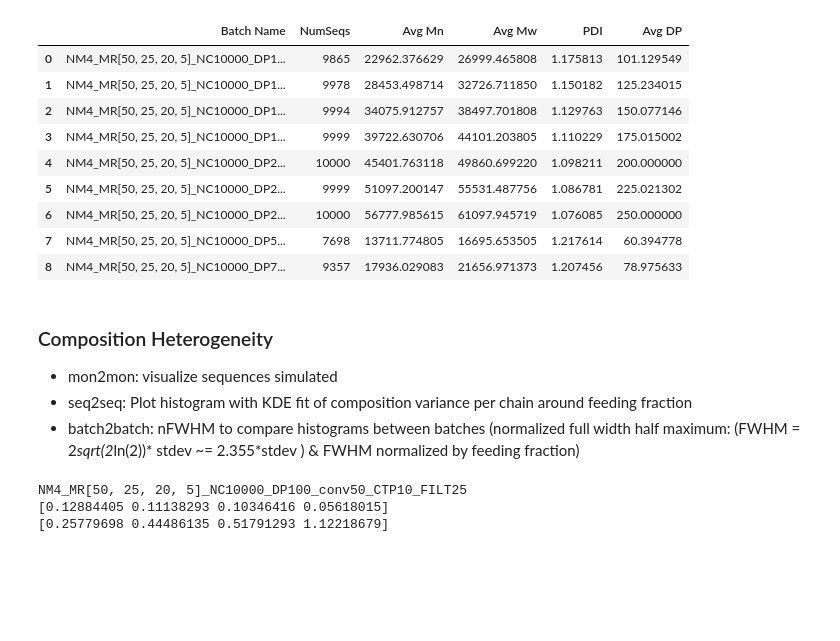
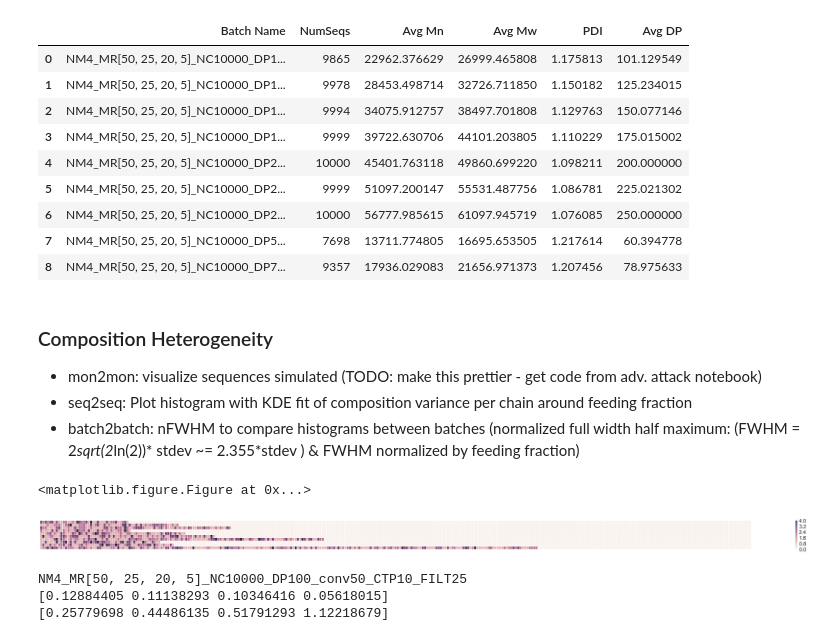
Before and after one commit to ivanjayapurna/RHPapp, a Jupyter notebook: HTP_compdrift.ipynb, the cells around one changed output. Cells and saved outputs as stored; diff of their text form; code cells hidden in the pictures; blank space fills up the shorter version.

```diff
--- a/HTP_compdrift.ipynb
+++ b/HTP_compdrift.ipynb
@@ -232,5 +234,5 @@ for m in range(len(csv_files)):
 # %% [markdown]
 ### Composition Heterogeneity
-- mon2mon: visualize sequences simulated
+- mon2mon: visualize sequences simulated (TODO: make this prettier - get code from adv. attack notebook)
 - seq2seq: Plot histogram with KDE fit of composition variance per chain around feeding fraction
 - batch2batch: nFWHM to compare histograms between batches (normalized full width half maximum: (FWHM = 2*sqrt(2*ln(2))* stdev ~= 2.355*stdev ) & FWHM normalized by feeding fraction)
@@ -239,3 +239,21 @@ for m in range(len(csv_files)):
+# %%
+### VISUALIZE SEQUENCE SIMULATED
+batch_no = 0
+seq_no = 0
+num_seqs = 10
+
+chains = []
+for i in range(num_seqs):
+    chains.append([int(x) if x != None else 0 for x in dfs[batch_no].iloc[seq_no + i]])
+
+plt.figure(num=None, figsize=(60, 2), dpi=80, facecolor='w', edgecolor='k')
+ax = sns.heatmap(chains, vmin=0, vmax=N_MONs, linewidth=0.2, xticklabels=False, yticklabels=False)
+plt.show()
+plt.cla()   # Clear axis
+plt.clf()   # Clear figure
+# %% [output]
+<matplotlib.figure.Figure at 0x...>
+[figure, added]
 # %%
 ### Histograms of composition on each individual monomer chain:
 
```
Also changed, not shown: parts of 10 cells of this notebook.
